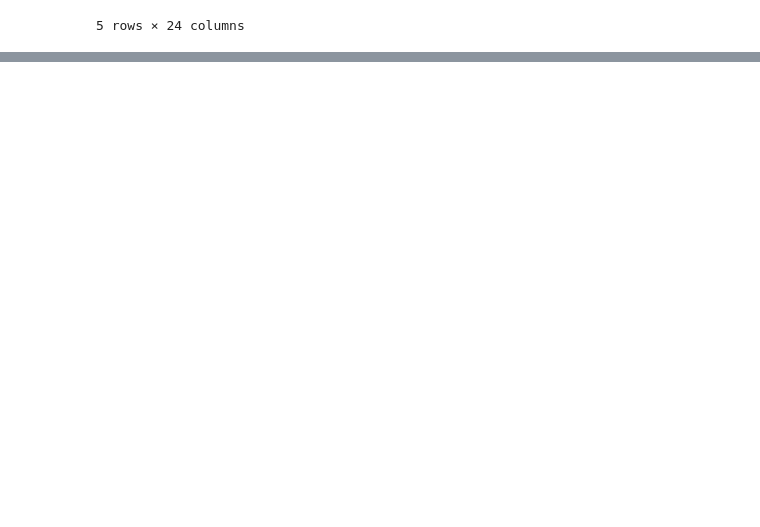
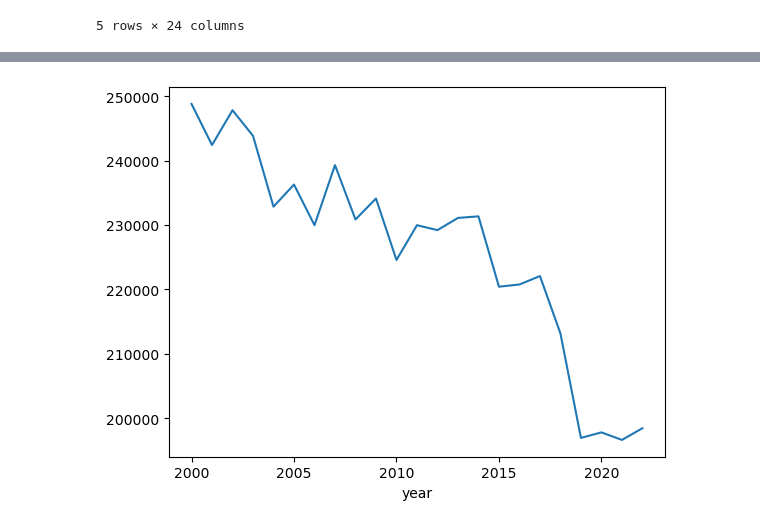
Before and after one commit to zayazaku/data_analysis, a Jupyter notebook: Spotify.ipynb, the cells around one changed output, grey strips where cells are left out. Drawn from its saved outputs; the diff is of its cells as text; code cells hidden in the pictures; blank space fills up the shorter version.

```diff
--- a/Spotify.ipynb
+++ b/Spotify.ipynb
@@ -429,3 +414,7 @@ df.pivot_table(['artist_popularity', 'track_popularity', 'duration_ms'],
 | 2020 | 80.18 | 197803.60 | 66.40 |
 | 2021 | 82.08 | 196633.55 | 66.87 |
 | 2022 | 82.15 | 198447.25 | 74.66 |
+# %%
+
+# Set the index
+track_ind = df.set_index("artist_name")
@@ -452,0 +494,7 @@ KeyError: "['playlist_url', 'track_id', 'artist_id', 'speechiness', 'acousticnes
+# %%
+import matplotlib.pyplot as plt
+duration_by_genre = df.groupby('year')['duration_ms'].mean()
+duration_by_genre.plot(kind = 'line')
+plt.show()
+# %% [output]
+[figure, added]
```
Also changed, not shown: parts of 27 cells of this notebook.
